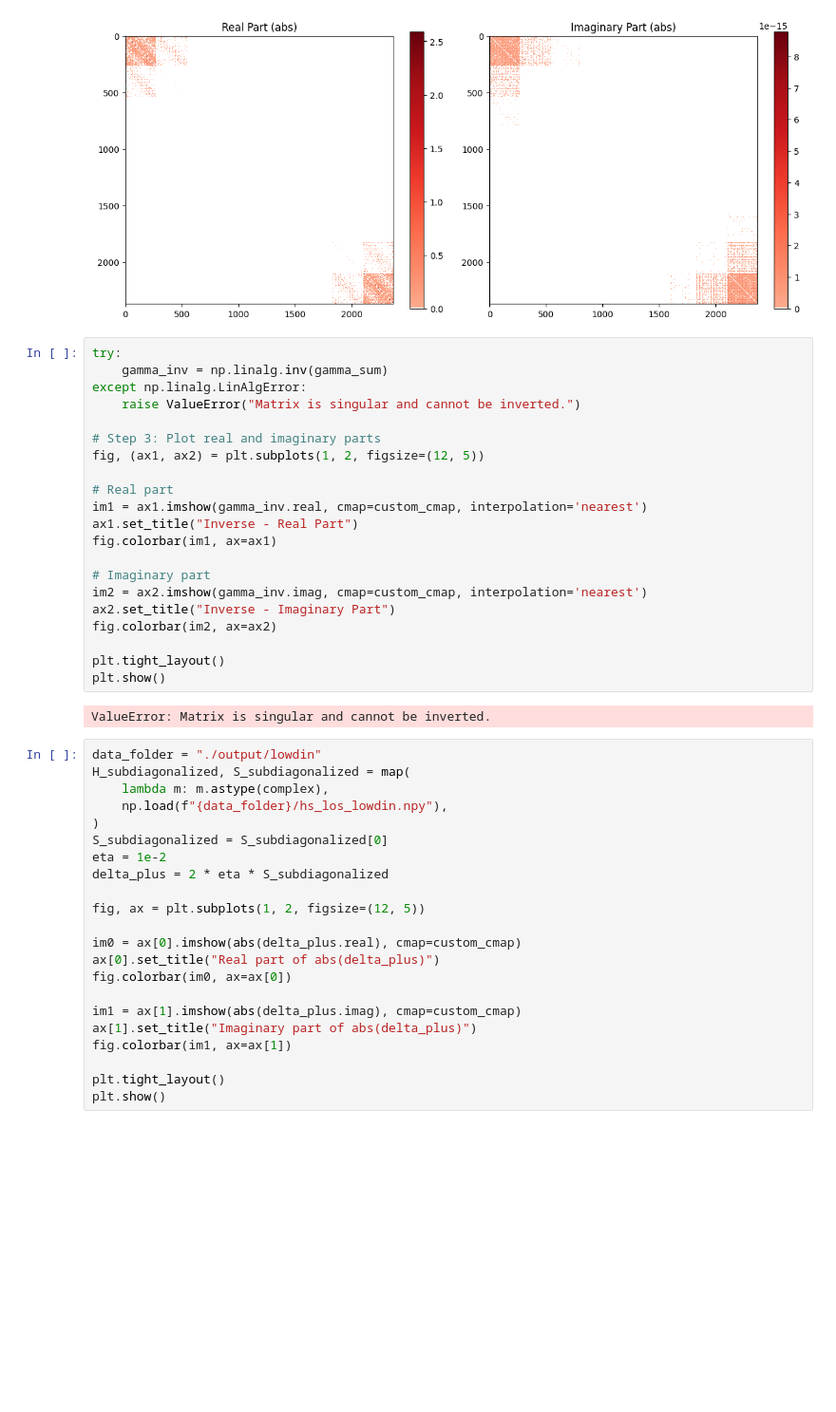
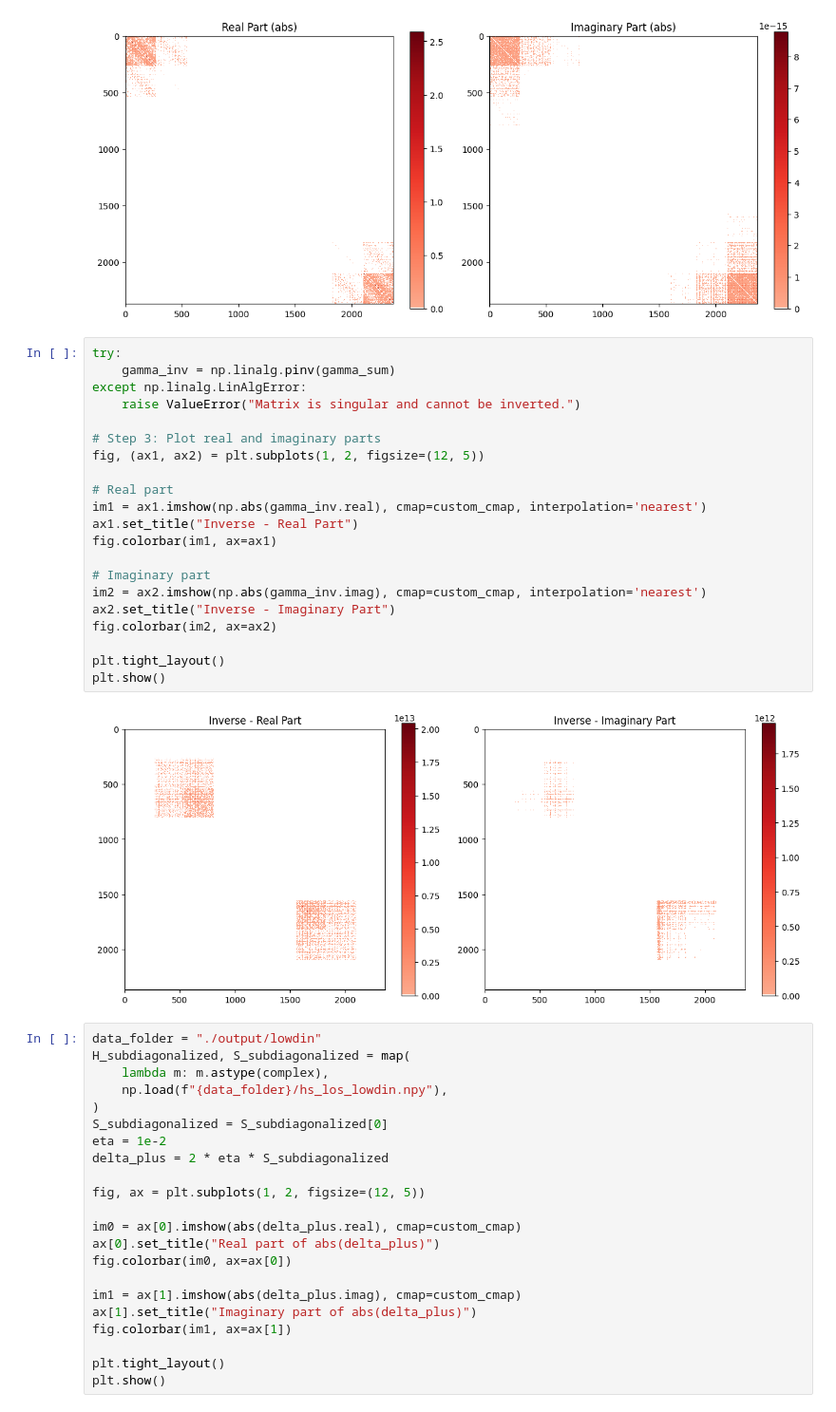
Before and after one commit to aj0337/qtpyt-tests, a Jupyter notebook: pentadienyl/production_run/analysis.ipynb, the cells around one changed output. Shown at 95% size. Cells and saved outputs as stored; diff of their text form; blank space fills up the shorter version.

```diff
--- a/pentadienyl/production_run/analysis.ipynb
+++ b/pentadienyl/production_run/analysis.ipynb
@@ -430,27 +430,27 @@ plt.show()
 [figure]
 # %%
 try:
-    gamma_inv = np.linalg.inv(gamma_sum)
+    gamma_inv = np.linalg.pinv(gamma_sum)
 except np.linalg.LinAlgError:
     raise ValueError("Matrix is singular and cannot be inverted.")
 
 # Step 3: Plot real and imaginary parts
 fig, (ax1, ax2) = plt.subplots(1, 2, figsize=(12, 5))
 
 # Real part
-im1 = ax1.imshow(gamma_inv.real, cmap=custom_cmap, interpolation='nearest')
+im1 = ax1.imshow(np.abs(gamma_inv.real), cmap=custom_cmap, interpolation='nearest')
 ax1.set_title("Inverse - Real Part")
 fig.colorbar(im1, ax=ax1)
 
 # Imaginary part
-im2 = ax2.imshow(gamma_inv.imag, cmap=custom_cmap, interpolation='nearest')
+im2 = ax2.imshow(np.abs(gamma_inv.imag), cmap=custom_cmap, interpolation='nearest')
 ax2.set_title("Inverse - Imaginary Part")
 fig.colorbar(im2, ax=ax2)
 
 plt.tight_layout()
 plt.show()
 # %% [output]
-ValueError: Matrix is singular and cannot be inverted.
+[figure, added]
 # %%
 data_folder = "./output/lowdin"
 H_subdiagonalized, S_subdiagonalized = map(
```
Also changed, not shown: parts of 12 cells of this notebook, 2 other files.
